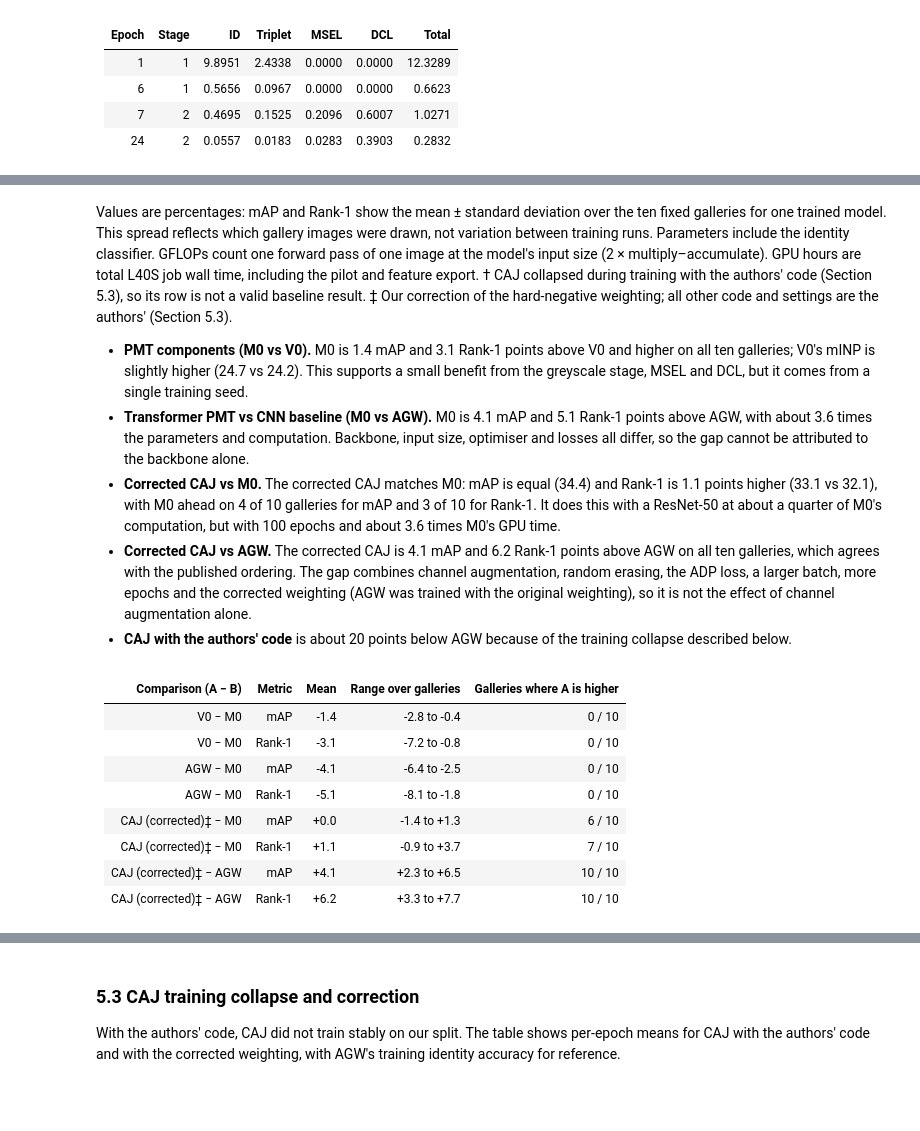
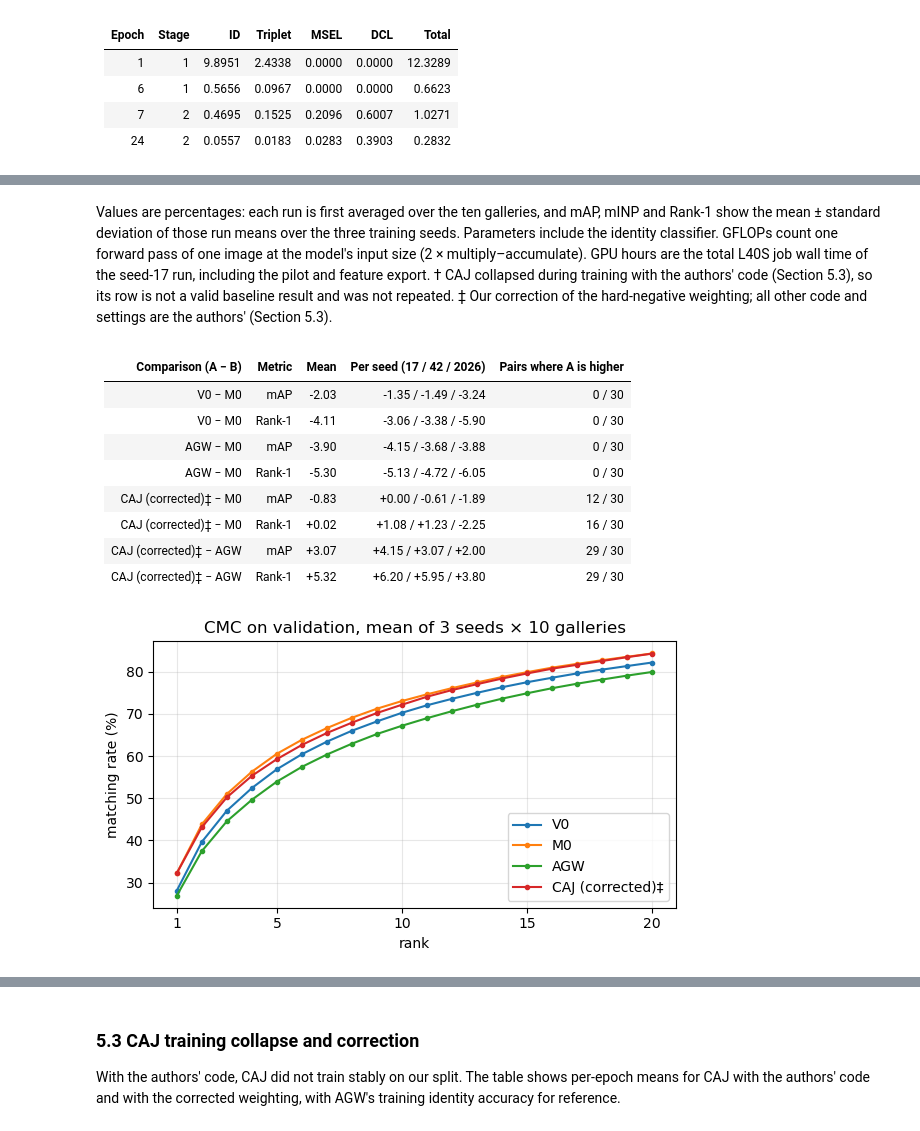
Before and after one commit to cattiesu2025/9444_project, a Jupyter notebook: submission/project.ipynb, the cells around one changed output, grey strips where cells are left out. Saved outputs shown, nothing was run; the diff lists cells and outputs as text; code cells hidden in the pictures; blank space fills up the shorter version.

```diff
--- a/submission/project.ipynb
+++ b/submission/project.ipynb
@@ -163,28 +252,36 @@ show_table(["Method", "Backbone", "Input", "Epochs", "mAP", "mINP", "Rank-1", "R
 # %% [markdown]
-Values are percentages: mAP and Rank-1 show the mean ± standard deviation over the ten fixed galleries for one trained model. This spread reflects which gallery images were drawn, not variation between training runs. Parameters include the identity classifier. GFLOPs count one forward pass of one image at the model's input size (2 × multiply–accumulate). GPU hours are total L40S job wall time, including the pilot and feature export. † CAJ collapsed during training with the authors' code (Section 5.3), so its row is not a valid baseline result. ‡ Our correction of the hard-negative weighting; all other code and settings are the authors' (Section 5.3).
-
-- **PMT components (M0 vs V0).** M0 is 1.4 mAP and 3.1 Rank-1 points above V0 and higher on all ten galleries; V0's mINP is slightly higher (24.7 vs 24.2). This supports a small benefit from the greyscale stage, MSEL and DCL, but it comes from a single training seed.
-- **Transformer PMT vs CNN baseline (M0 vs AGW).** M0 is 4.1 mAP and 5.1 Rank-1 points above AGW, with about 3.6 times the parameters and computation. Backbone, input size, optimiser and losses all differ, so the gap cannot be attributed to the backbone alone.
-- **Corrected CAJ vs M0.** The corrected CAJ matches M0: mAP is equal (34.4) and Rank-1 is 1.1 points higher (33.1 vs 32.1), with M0 ahead on 4 of 10 galleries for mAP and 3 of 10 for Rank-1. It does this with a ResNet-50 at about a quarter of M0's computation, but with 100 epochs and about 3.6 times M0's GPU time.
-- **Corrected CAJ vs AGW.** The corrected CAJ is 4.1 mAP and 6.2 Rank-1 points above AGW on all ten galleries, which agrees with the published ordering. The gap combines channel augmentation, random erasing, the ADP loss, a larger batch, more epochs and the corrected weighting (AGW was trained with the original weighting), so it is not the effect of channel augmentation alone.
-- **CAJ with the authors' code** is about 20 points below AGW because of the training collapse described below.
+Values are percentages: each run is first averaged over the ten galleries, and mAP, mINP and Rank-1 show the mean ± standard deviation of those run means over the three training seeds. Parameters include the identity classifier. GFLOPs count one forward pass of one image at the model's input size (2 × multiply–accumulate). GPU hours are the total L40S job wall time of the seed-17 run, including the pilot and feature export. † CAJ collapsed during training with the authors' code (Section 5.3), so its row is not a valid baseline result and was not repeated. ‡ Our correction of the hard-negative weighting; all other code and settings are the authors' (Section 5.3).
 # %%
-# Paired differences on the same ten galleries (percentage points).
-import numpy as np
+# Paired differences on the same galleries: 3 seeds × 10 galleries = 30 pairs (percentage points).
+def paired(a, b, metric):
+    return 100 * (np.array([r[f"g_{metric}"] for r in val[a]]) - np.array([r[f"g_{metric}"] for r in val[b]]))
+
 rows = []
 for a, b in (("V0", "M0"), ("AGW", "M0"), ("CAJ_fix", "M0"), ("CAJ_fix", "AGW")):
     for metric, label in (("mAP", "mAP"), ("rank1", "Rank-1")):
-        diff = 100 * (np.array(retrieval[a][f"per_gallery_{metric}"]) - np.array(retrieval[b][f"per_gallery_{metric}"]))
-        rows.append([f"{labels[a]} − {b}", label, f"{round(diff.mean(), 1) + 0.0:+.1f}", f"{diff.min():+.1f} to {diff.max():+.1f}", f"{(diff > 0).sum()} / 10"])
-show_table(["Comparison (A − B)", "Metric", "Mean", "Range over galleries", "Galleries where A is higher"], rows)
+        diff = paired(a, b, metric)
+        rows.append([f"{labels[a]} − {b}", label, f"{diff.mean() + 0.0:+.2f}",
+                     " / ".join(f"{d:+.2f}" for d in diff.mean(axis=1)), f"{(diff > 0).sum()} / {diff.size}"])
+show_table(["Comparison (A − B)", "Metric", "Mean", "Per seed (17 / 42 / 2026)", "Pairs where A is higher"], rows)
 # %% [output]
-| Comparison (A − B) | Metric | Mean | Range over galleries | Galleries where A is higher |
+| Comparison (A − B) | Metric | Mean | Per seed (17 / 42 / 2026) | Pairs where A is higher |
 | --- | --- | --- | --- | --- |
-| V0 − M0 | mAP | -1.4 | -2.8 to -0.4 | 0 / 10 |
-| V0 − M0 | Rank-1 | -3.1 | -7.2 to -0.8 | 0 / 10 |
-| AGW − M0 | mAP | -4.1 | -6.4 to -2.5 | 0 / 10 |
-| AGW − M0 | Rank-1 | -5.1 | -8.1 to -1.8 | 0 / 10 |
-| CAJ (corrected)‡ − M0 | mAP | +0.0 | -1.4 to +1.3 | 6 / 10 |
-| CAJ (corrected)‡ − M0 | Rank-1 | +1.1 | -0.9 to +3.7 | 7 / 10 |
-| CAJ (corrected)‡ − AGW | mAP | +4.1 | +2.3 to +6.5 | 10 / 10 |
-| CAJ (corrected)‡ − AGW | Rank-1 | +6.2 | +3.3 to +7.7 | 10 / 10 |
+| V0 − M0 | mAP | -2.03 | -1.35 / -1.49 / -3.24 | 0 / 30 |
+| V0 − M0 | Rank-1 | -4.11 | -3.06 / -3.38 / -5.90 | 0 / 30 |
+| AGW − M0 | mAP | -3.90 | -4.15 / -3.68 / -3.88 | 0 / 30 |
+| AGW − M0 | Rank-1 | -5.30 | -5.13 / -4.72 / -6.05 | 0 / 30 |
+| CAJ (corrected)‡ − M0 | mAP | -0.83 | +0.00 / -0.61 / -1.89 | 12 / 30 |
+| CAJ (corrected)‡ − M0 | Rank-1 | +0.02 | +1.08 / +1.23 / -2.25 | 16 / 30 |
+| CAJ (corrected)‡ − AGW | mAP | +3.07 | +4.15 / +3.07 / +2.00 | 29 / 30 |
+| CAJ (corrected)‡ − AGW | Rank-1 | +5.32 | +6.20 / +5.95 / +3.80 | 29 / 30 |
+# %%
+# Mean CMC curves (three seeds each).
+fig, ax = plt.subplots(figsize=(6, 3.6))
+for name in ("V0", "M0", "AGW", "CAJ_fix"):
+    cmc = 100 * np.mean([run["cmc"] for run in val[name]], axis=0)
+    ax.plot(range(1, 21), cmc, marker="o", ms=3, label=labels[name])
+ax.set_xlabel("rank"); ax.set_ylabel("matching rate (%)"); ax.set_xticks([1, 5, 10, 15, 20])
+ax.set_title("CMC on validation, mean of 3 seeds × 10 galleries"); ax.grid(alpha=0.3); ax.legend()
+plt.tight_layout(); plt.show()
+# %% [output]
+[figure, added]
```
Also changed, not shown: parts of 80 cells of this notebook, 4 other files.
